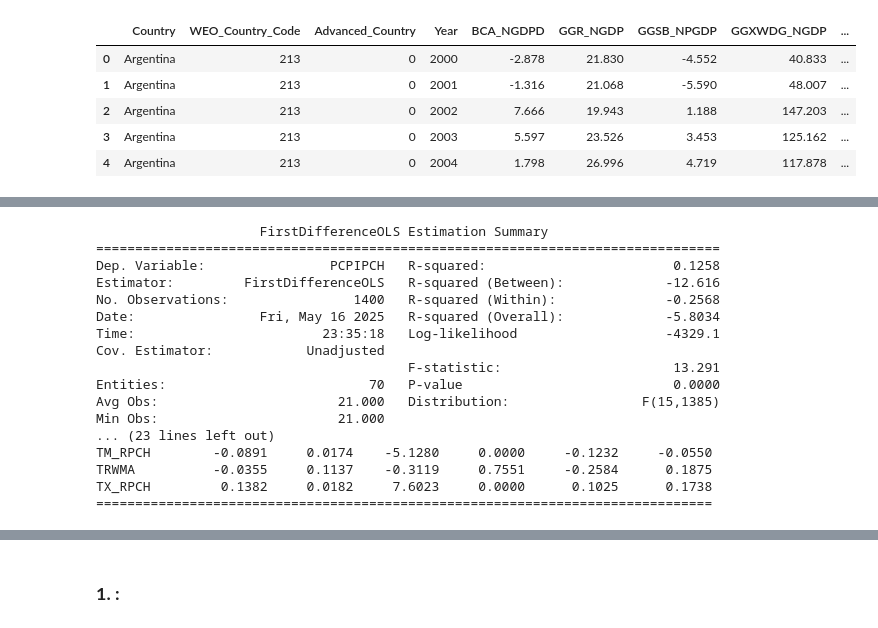
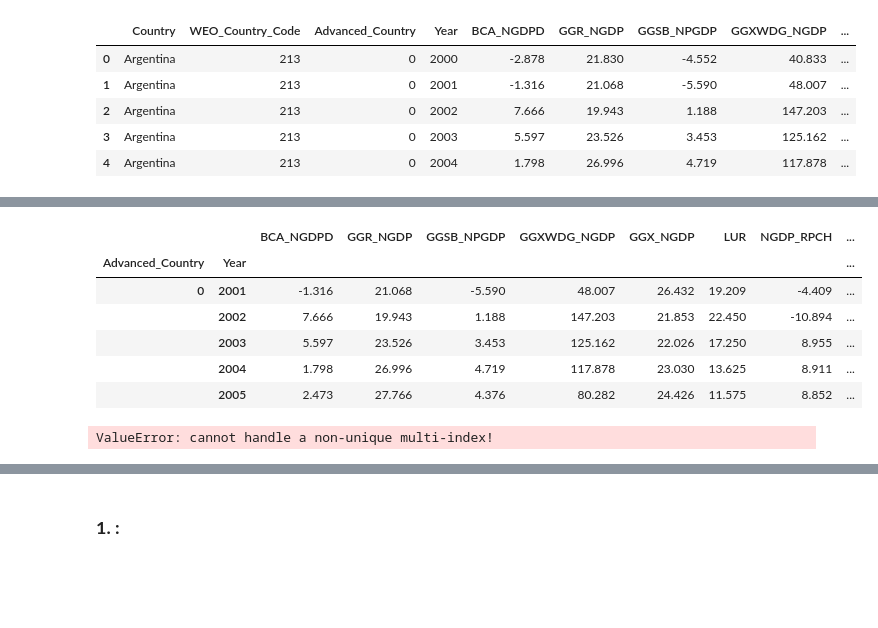
Before and after one commit to MohamedataS/Inflation-Forecasting-PanelModels, a Jupyter notebook: 07-Models_Panel_Data/01-Models.ipynb, the cells around one changed output, grey strips where cells are left out. Cells and saved outputs as stored; diff of their text form; code cells hidden in the pictures; blank space fills up the shorter version.

```diff
--- a/07-Models_Panel_Data/01-Models.ipynb
+++ b/07-Models_Panel_Data/01-Models.ipynb
@@ -194,34 +240,22 @@ Hausman test statistic: 43.90524322796354, p-value: 0.00020389965400446908
 # %%
 from linearmodels.panel import FirstDifferenceOLS
 
 # إضافة المتغير المؤخر (lagged variable)
 panel_df['PCPIPCH_lag'] = panel_df.groupby(level=0)['PCPIPCH'].shift(1)
 panel_df = panel_df.dropna(subset=['PCPIPCH_lag'])
-
-y_dyn = panel_df['PCPIPCH']
-X_dyn = panel_df[[ 'BCA_NGDPD', 'GGR_NGDP', 'GGSB_NPGDP', 'GGXWDG_NGDP', 'GGX_NGDP',
-              'LUR', 'NGDP_RPCH', 'NGSD_NGDP', 'NID_NGDP', 'PPPEX', 'PPPPC', 'PPPSH',
-              'TM_RPCH', 'TRWMA', 'TX_RPCH']]
-
-# لا تضف const
-fd_model = FirstDifferenceOLS(y_dyn, X_dyn)
-fd_results = fd_model.fit()
-print(fd_results.summary)
+panel_df.head()
 # %% [output]
-                     FirstDifferenceOLS Estimation Summary
-================================================================================
-Dep. Variable:                PCPIPCH   R-squared:                        0.1258
-Estimator:         FirstDifferenceOLS   R-squared (Between):             -12.616
-No. Observations:                1400   R-squared (Within):              -0.2568
-Date:                Fri, May 16 2025   R-squared (Overall):             -5.8034
-Time:                        23:35:18   Log-likelihood                   -4329.1
-Cov. Estimator:            Unadjusted
-                                        F-statistic:                      13.291
-Entities:                          70   P-value                           0.0000
-Avg Obs:                       21.000   Distribution:                 F(15,1385)
-Min Obs:                       21.000
-... (23 lines left out)
-TM_RPCH        -0.0891     0.0174    -5.1280     0.0000     -0.1232     -0.0550
-TRWMA          -0.0355     0.1137    -0.3119     0.7551     -0.2584      0.1875
-TX_RPCH         0.1382     0.0182     7.6023     0.0000      0.1025      0.1738
-===============================================================================
+|  |  | BCA_NGDPD | GGR_NGDP | GGSB_NPGDP | GGXWDG_NGDP | GGX_NGDP | LUR | NGDP_RPCH | ... |
+| Advanced_Country | Year |  |  |  |  |  |  |  | ... |
+| 0 | 2001 | -1.316 | 21.068 | -5.590 | 48.007 | 26.432 | 19.209 | -4.409 | ... |
+|  | 2002 | 7.666 | 19.943 | 1.188 | 147.203 | 21.853 | 22.450 | -10.894 | ... |
+|  | 2003 | 5.597 | 23.526 | 3.453 | 125.162 | 22.026 | 17.250 | 8.955 | ... |
+|  | 2004 | 1.798 | 26.996 | 4.719 | 117.878 | 23.030 | 13.625 | 8.911 | ... |
+|  | 2005 | 2.473 | 27.766 | 4.376 | 80.282 | 24.426 | 11.575 | 8.852 | ... |
+# %%
+
+fd_model = FirstDifferenceOLS(y_dyn, X_dyn)
+fd_results = fd_model.fit()
+print(fd_results.summary)
+# %% [output]
+ValueError: cannot handle a non-unique multi-index!
```
Also changed, not shown: parts of 14 cells of this notebook, 5 other files.
